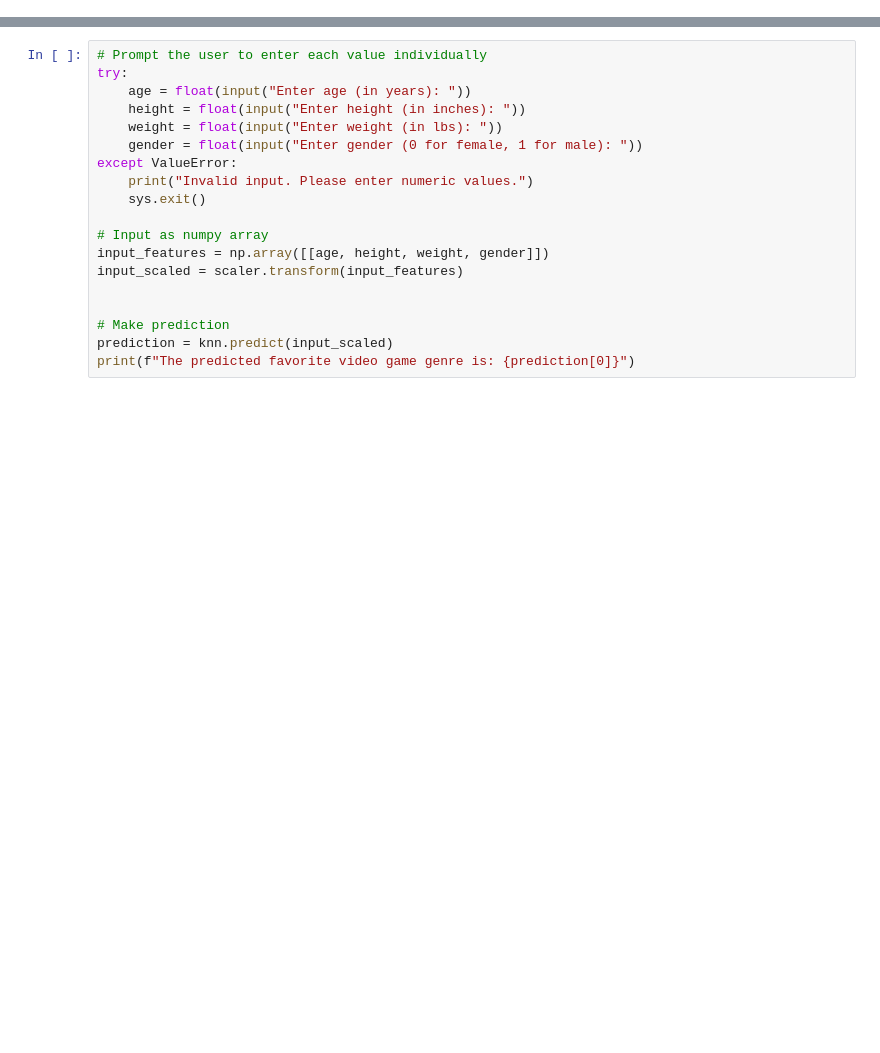
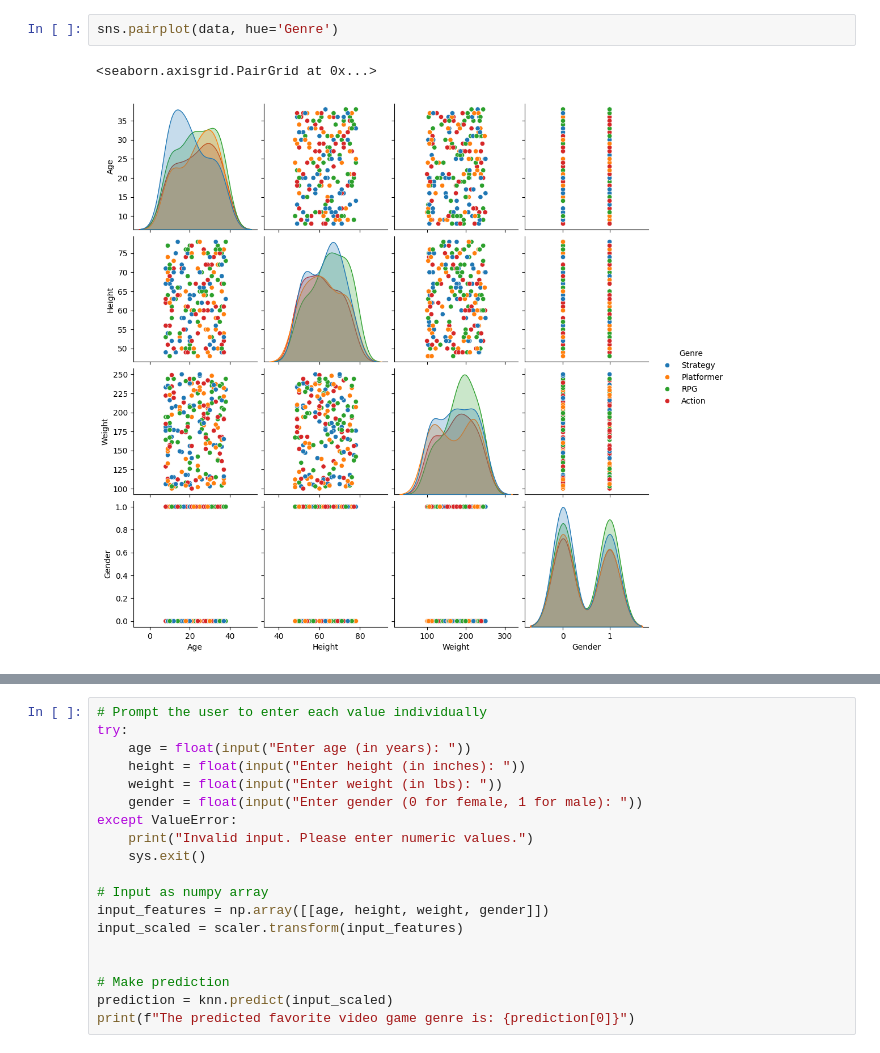
Before and after one commit to Ken-Alviola/CSC525, a Jupyter notebook: Mod2CT_test.ipynb, the cells around one changed output, grey strips where cells are left out. Saved outputs shown, nothing was run; the diff lists cells and outputs as text; blank space fills up the shorter version.

```diff
--- a/Mod2CT_test.ipynb
+++ b/Mod2CT_test.ipynb
@@ -0,0 +100,5 @@
+# %%
+sns.pairplot(data, hue='Genre')
+# %% [output]
+<seaborn.axisgrid.PairGrid at 0x...>
+[figure, added]
```
Also changed, not shown: parts of 19 cells of this notebook.
